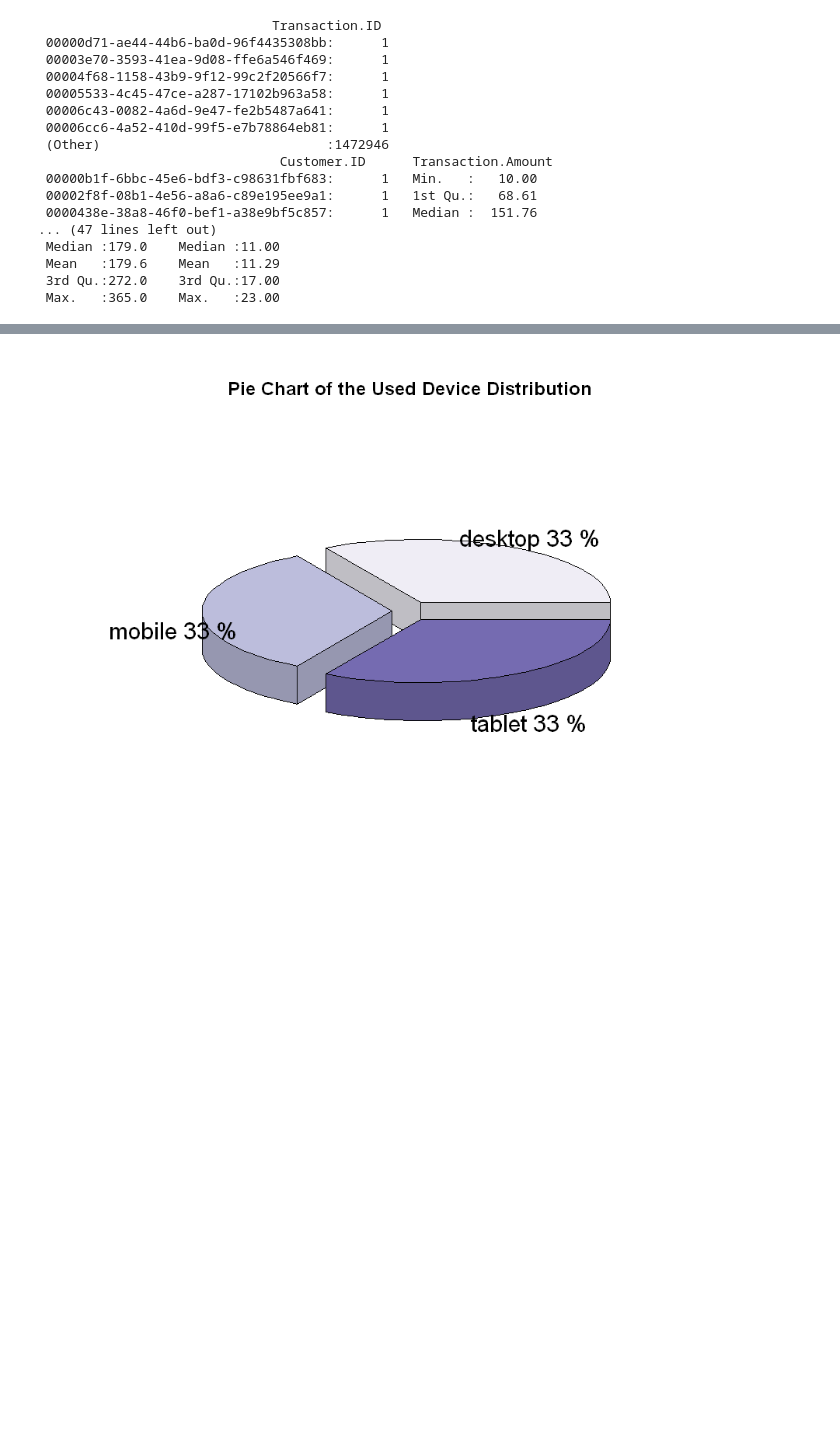
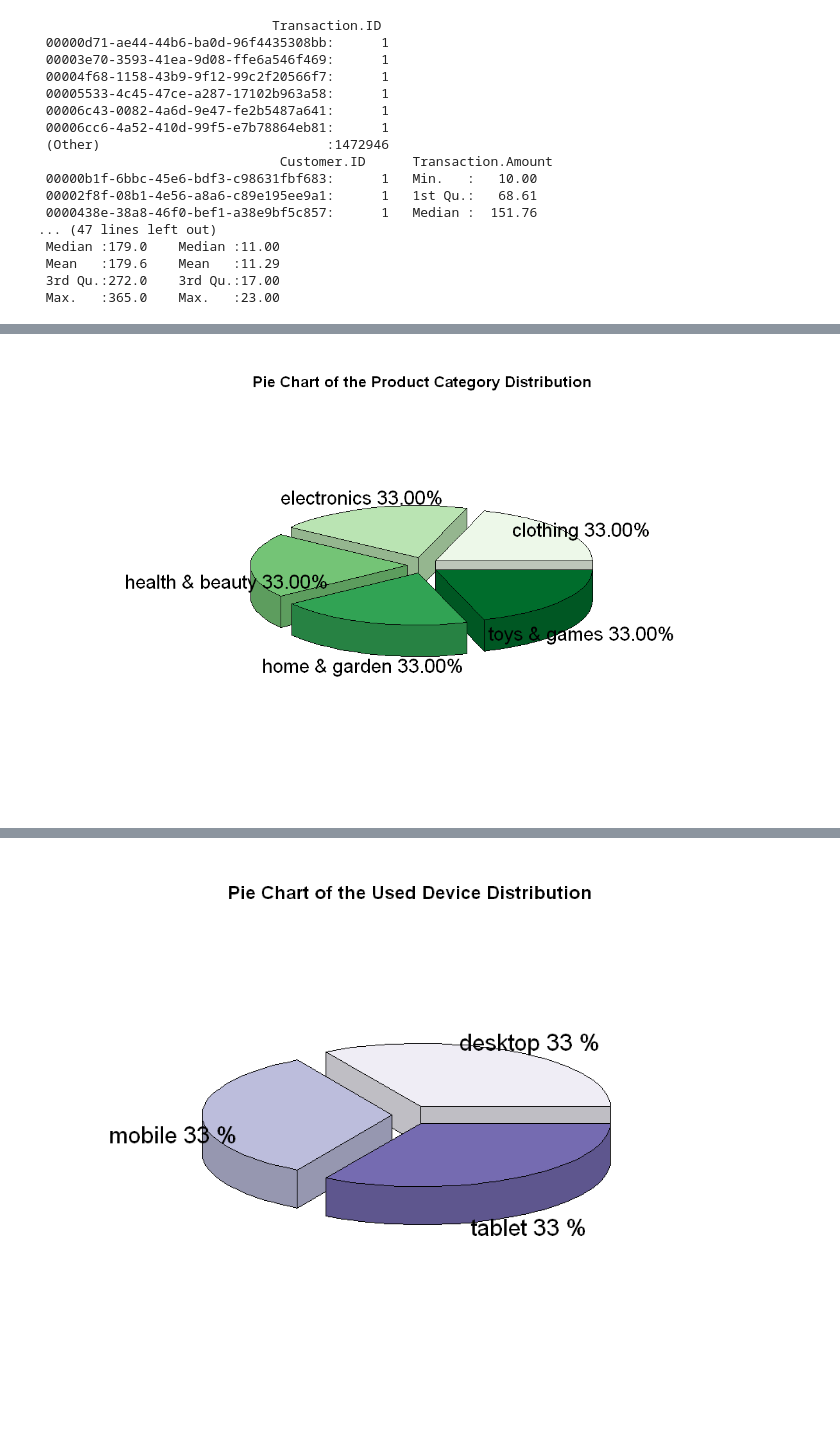
Before and after one commit to farahhmathlouthi/Laptops-Prices-Prediction, a Jupyter notebook: Rproject.ipynb, the cells around one changed output, grey strips where cells are left out. Cells and saved outputs as stored; diff of their text form; code cells hidden in the pictures; blank space fills up the shorter version.

```diff
--- a/Rproject.ipynb
+++ b/Rproject.ipynb
@@ -129,0 +198,14 @@ pie(x=r, labels = paste(q ,prc1,"%") , radius = 1,main = "Pie Chart of the Payme
+# %%
+#calculates the frequency of each unique product category
+f =  c (table(factor(fraud1$Product.Category)))
+#extracts the unique levels (categories) from the Product.Category column
+g = (levels(fraud1$Product.Category))
+#alculates the percentage of each category relative to the total number of observations
+prc3 = round(d / nrow(fraud1)*100)
+prc4 <- sprintf("%.2f%%", prc3)
+# Define a green color palette
+green_palette <- brewer.pal(n = 5, name = "Greens")
+options(repr.plot.width = 10, repr.plot.height = 6)
+pie3D(f, explode= 0.1, labels = paste(g , prc4), col = green_palette, main = "Pie Chart of the Product Category Distribution")
+# %% [output]
+[figure, new version]
```
Also changed, not shown: parts of 28 cells of this notebook.
